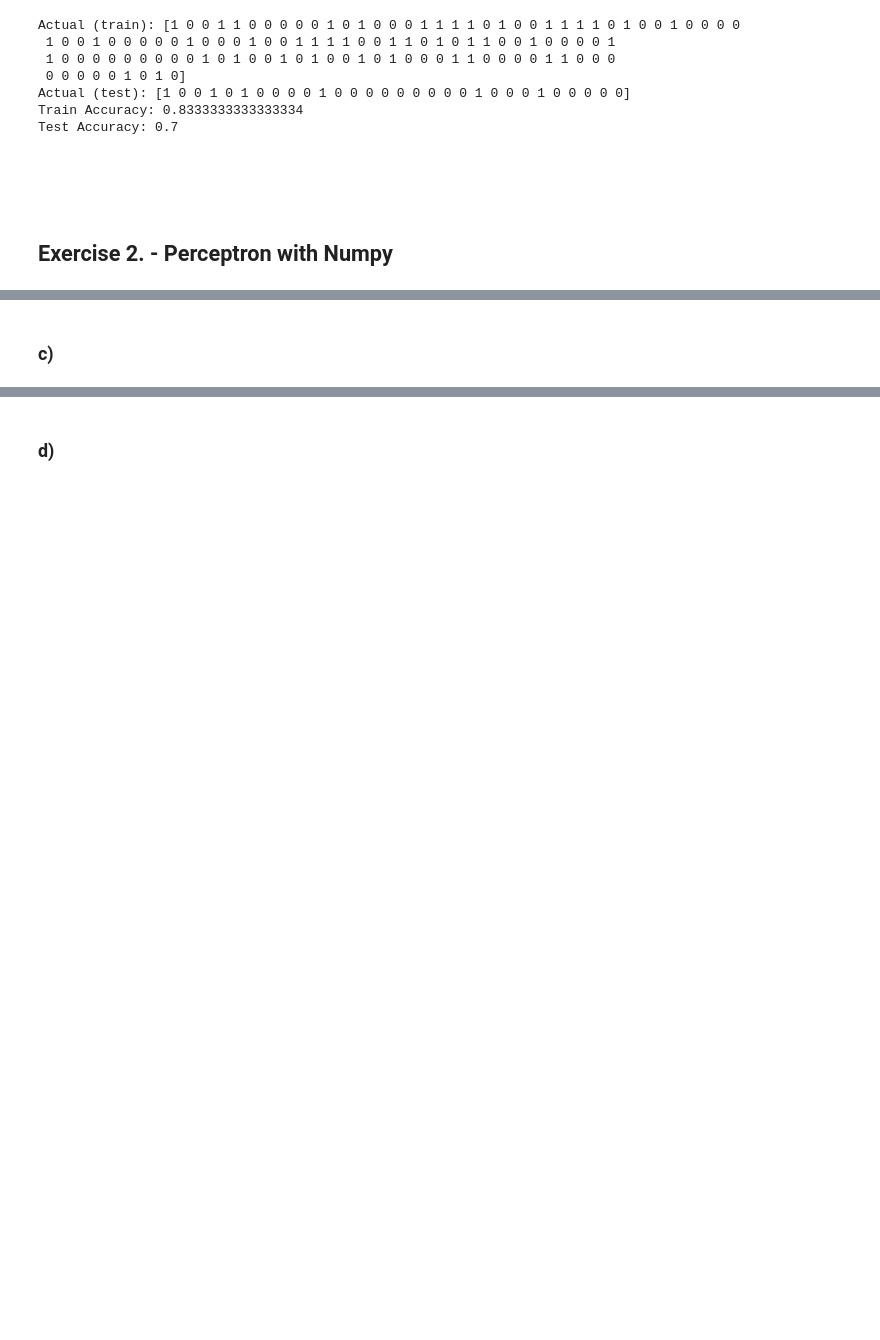
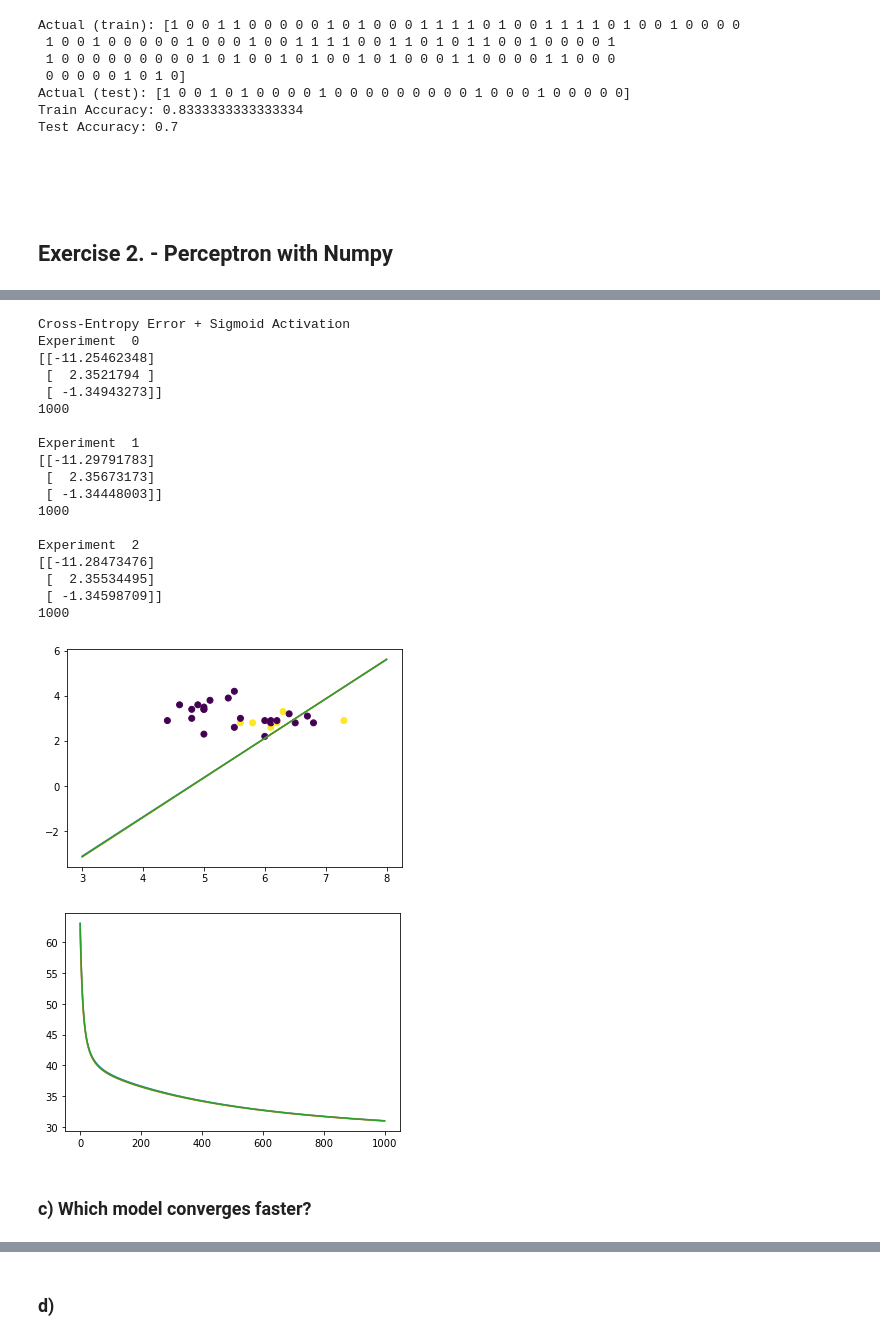
Before and after one commit to HerouFenix/apre, a Jupyter notebook: H3/Code/h3_src.ipynb, the cells around one changed output, grey strips where cells are left out. Saved outputs shown, nothing was run; the diff lists cells and outputs as text; code cells hidden in the pictures; blank space fills up the shorter version.

```diff
--- a/H3/Code/h3_src.ipynb
+++ b/H3/Code/h3_src.ipynb
@@ -316,2 +359,51 @@ Experiment  2
+# %%
+lr = 0.01
+
+plt.figure(0)
+plt.scatter(X_test[:,0], X_test[:,1], c=y_test)
+
+
+## iii.
+print("Cross-Entropy Error + Sigmoid Activation")
+for i in range(3):
+    weights = np.random.rand(3,1)
+    #print(weights)
+
+    result = lr_ce_sigmoid(X_train, y_train, weights, lr, 1000)
+    print("Experiment ", i)
+    print(result[0])
+    print(result[1])
+
+    print("")
+
+    plt.figure(0)
+    domain = np.linspace(3,8,100)
+    line = -(result[0][0] * 1 + result[0][1] * domain) / result[0][2]
+
+    plt.plot(domain,line)
+
+    plt.figure(1)
+    plt.plot(result[2])
+# %% [output]
+Cross-Entropy Error + Sigmoid Activation
+Experiment  0
+[[-11.25462348]
+ [  2.3521794 ]
+ [ -1.34943273]]
+1000
+
+Experiment  1
+[[-11.29791783]
+ [  2.35673173]
+ [ -1.34448003]]
+1000
+
+Experiment  2
+[[-11.28473476]
+ [  2.35534495]
+ [ -1.34598709]]
+1000
+[figure, added]
+[figure, added]
 # %% [markdown]
-### c)
+### c) Which model converges faster?
```
Also changed, not shown: parts of 18 cells of this notebook.
